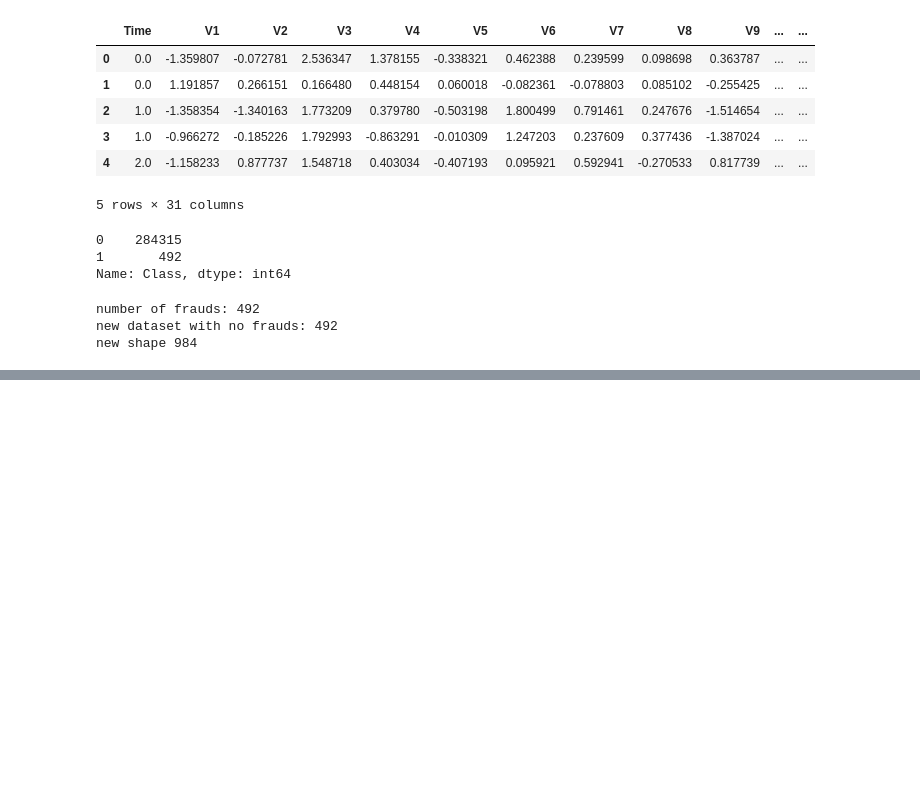
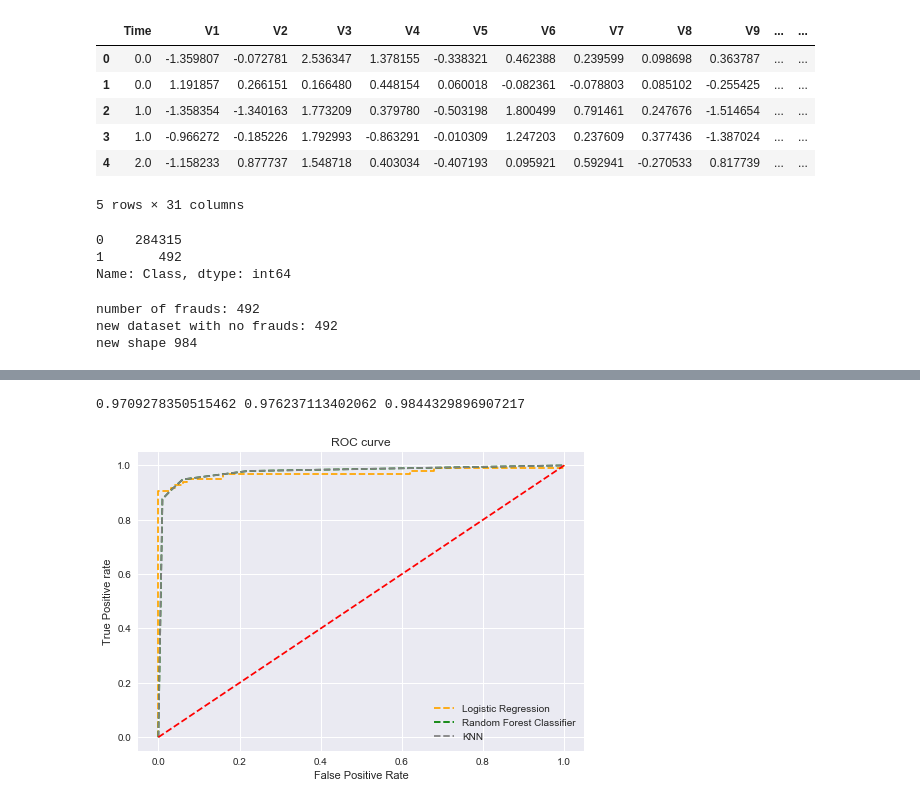
Before and after one commit to daniele-salerno/Credit-Card-Fraud-Detection, a Jupyter notebook: Credit Card Fraud Detection.ipynb, the cells around one changed output, grey strips where cells are left out. Cells and saved outputs as stored; diff of their text form; code cells hidden in the pictures; blank space fills up the shorter version.

```diff
--- a/Credit Card Fraud Detection.ipynb
+++ b/Credit Card Fraud Detection.ipynb
@@ -160,0 +164,57 @@ LOG LOSS: 0.14214608102207477
+# %%
+# logistic regression
+model1 = LogisticRegression()
+# knn
+model2 = KNeighborsClassifier(n_neighbors=4)
+
+# fit model
+model1.fit(X_train, y_train)
+model2.fit(X_train, y_train)
+
+# predict probabilities
+y_pred_prob1 = model1.predict_proba(X_test)
+y_pred_prob2 = model2.predict_proba(X_test)
+#y_pred_prob3
+# %%
+from sklearn.metrics import roc_curve
+
+# roc curve for models
+fpr1, tpr1, thresh1 = roc_curve(y_test, y_pred_prob1[:,1], pos_label=1)
+fpr2, tpr2, thresh2 = roc_curve(y_test, y_pred_prob2[:,1], pos_label=1)
+fpr3, tpr3, thresh3 = roc_curve(y_test, y_pred_prob3[:,1], pos_label=1)
+
+# roc curve for tpr = fpr
+random_probs = [0 for i in range(len(y_test))]
+p_fpr, p_tpr, _ = roc_curve(y_test, random_probs, pos_label=1)
+# %%
+from sklearn.metrics import roc_auc_score
+
+# auc scores
+auc_score1 = roc_auc_score(y_test, y_pred_prob1[:,1])
+auc_score2 = roc_auc_score(y_test, y_pred_prob2[:,1])
+auc_score3 = roc_auc_score(y_test, y_pred_prob3[:,1])
+
+print(auc_score1, auc_score2, auc_score3)
+# %% [output]
+0.9709278350515462 0.976237113402062 0.9844329896907217
+# %%
+plt.style.use('seaborn')
+
+# plot roc curves
+plt.plot(fpr1, tpr1, linestyle='--',color='orange', label='Logistic Regression')
+plt.plot(fpr2, tpr2, linestyle='--',color='green', label='Random Forest Classifier')
+plt.plot(fpr2, tpr2, linestyle='--',color='grey', label='KNN')
+
+plt.plot(p_fpr, p_tpr, linestyle='--', color='red')
+# title
+plt.title('ROC curve')
+# x label
+plt.xlabel('False Positive Rate')
+# y label
+plt.ylabel('True Positive rate')
+
+plt.legend(loc='best')
+plt.savefig('ROC',dpi=300)
+plt.show();
+# %% [output]
+[figure, added]
```
Also changed, not shown: parts of 5 cells of this notebook, 1 other file.
